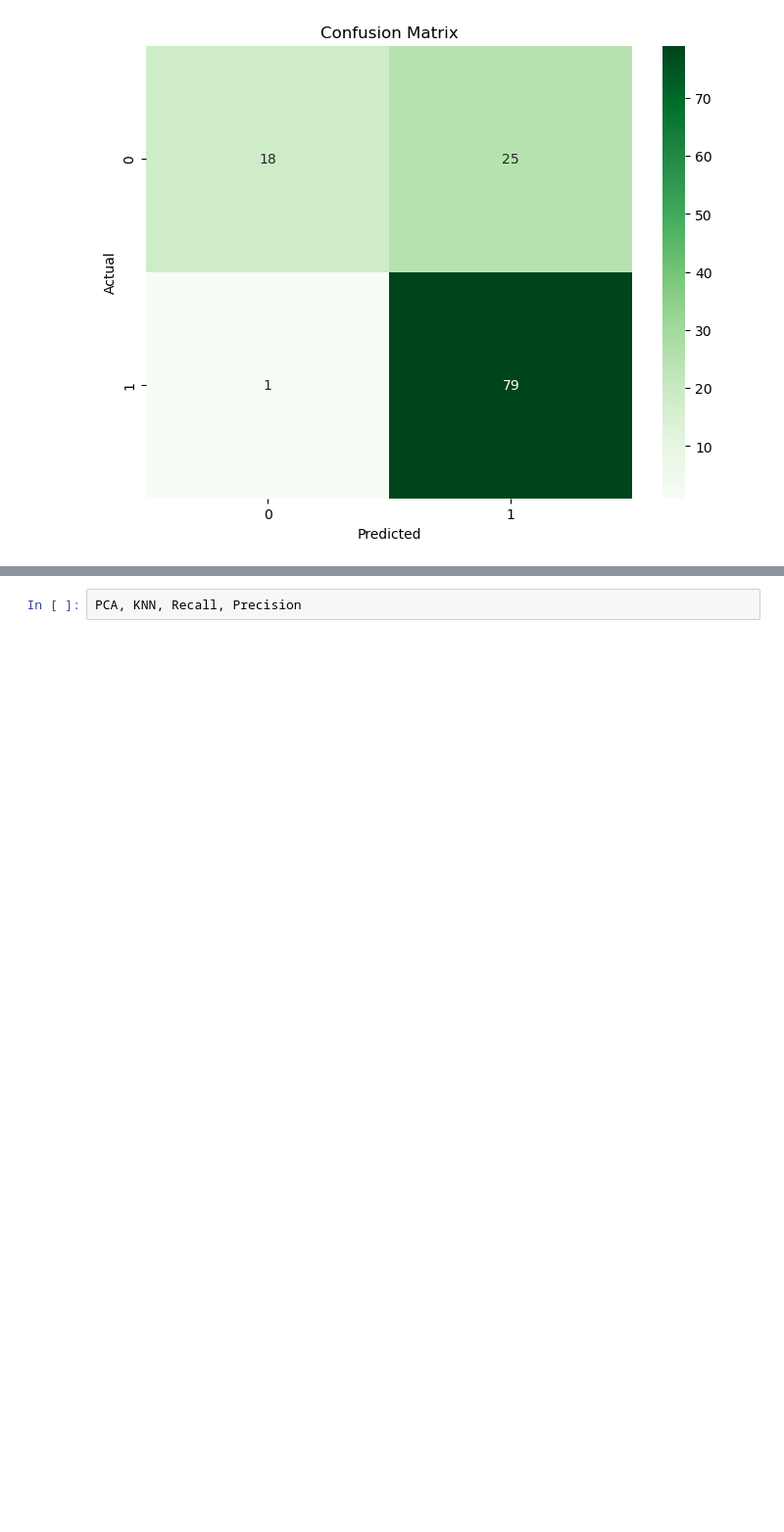
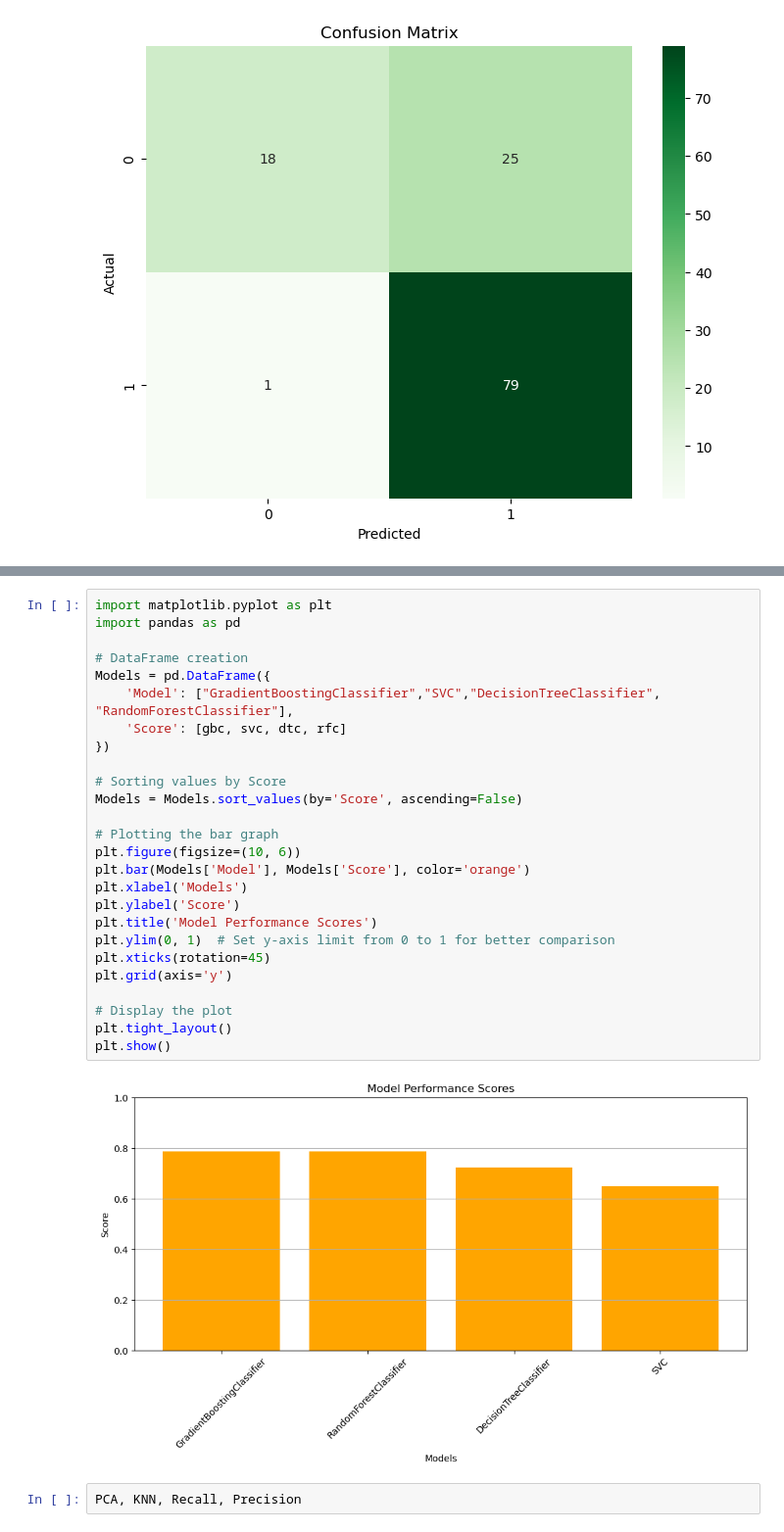
Before and after one commit to rodriguezrj/PredictingLoanDefault, a Jupyter notebook: PredictingLoanDefault.ipynb, the cells around one changed output, grey strips where cells are left out. Shown at 98% size. Saved outputs shown, nothing was run; the diff lists cells and outputs as text; blank space fills up the shorter version.

```diff
--- a/PredictingLoanDefault.ipynb
+++ b/PredictingLoanDefault.ipynb
@@ -418,4 +434,32 @@ Models.sort_values(by='Score', ascending=False)
 | 1 | SVC | 0.650407 |
+# %%
+import matplotlib.pyplot as plt
+import pandas as pd
+
+# DataFrame creation
+Models = pd.DataFrame({
+    'Model': ["GradientBoostingClassifier","SVC","DecisionTreeClassifier", "RandomForestClassifier"],
+    'Score': [gbc, svc, dtc, rfc]
+})
+
+# Sorting values by Score
+Models = Models.sort_values(by='Score', ascending=False)
+
+# Plotting the bar graph
+plt.figure(figsize=(10, 6))
+plt.bar(Models['Model'], Models['Score'], color='orange')
+plt.xlabel('Models')
+plt.ylabel('Score')
+plt.title('Model Performance Scores')
+plt.ylim(0, 1)  # Set y-axis limit from 0 to 1 for better comparison
+plt.xticks(rotation=45)
+plt.grid(axis='y')
+
+# Display the plot
+plt.tight_layout()
+plt.show()
+# %% [output]
+[figure, added]
 # %%
 PCA, KNN, Recall, Precision
 # %% [output]
```
Also changed, not shown: parts of 8 cells of this notebook.
